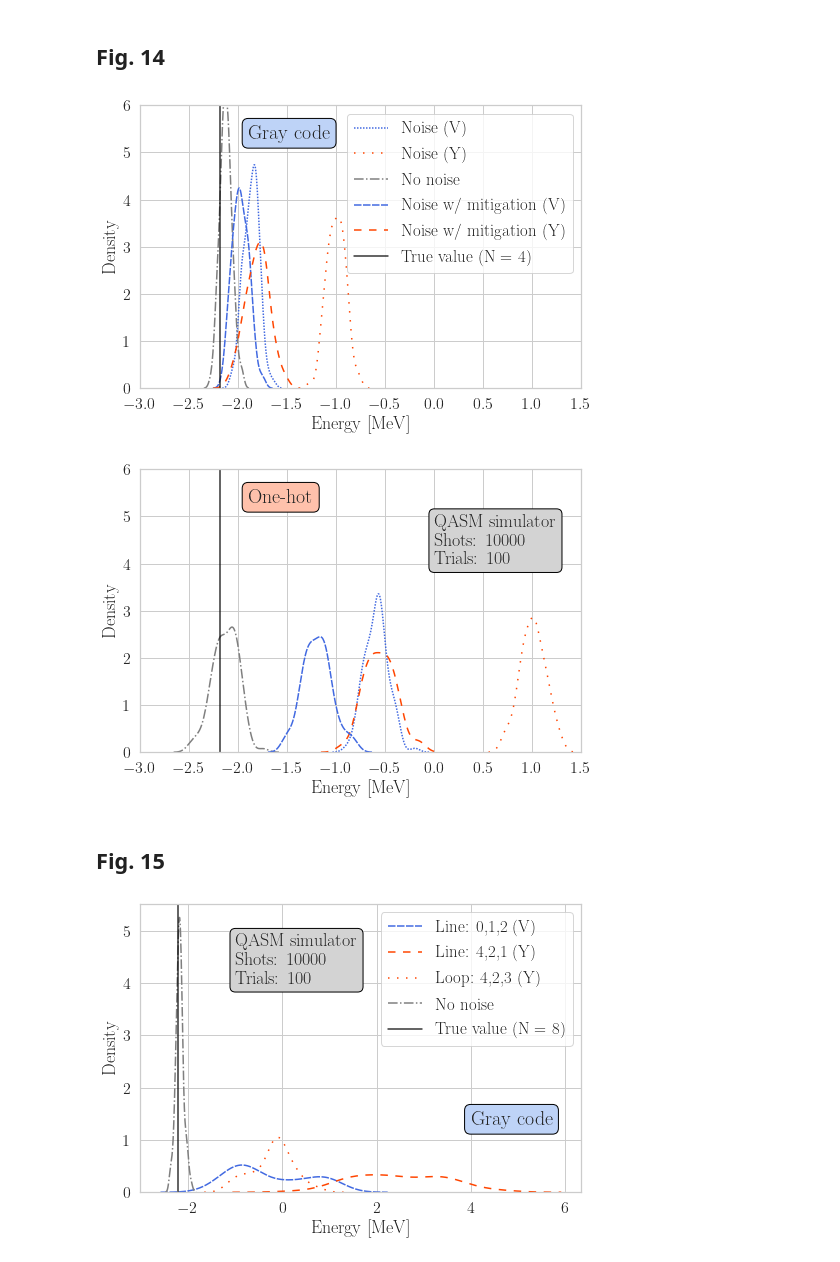
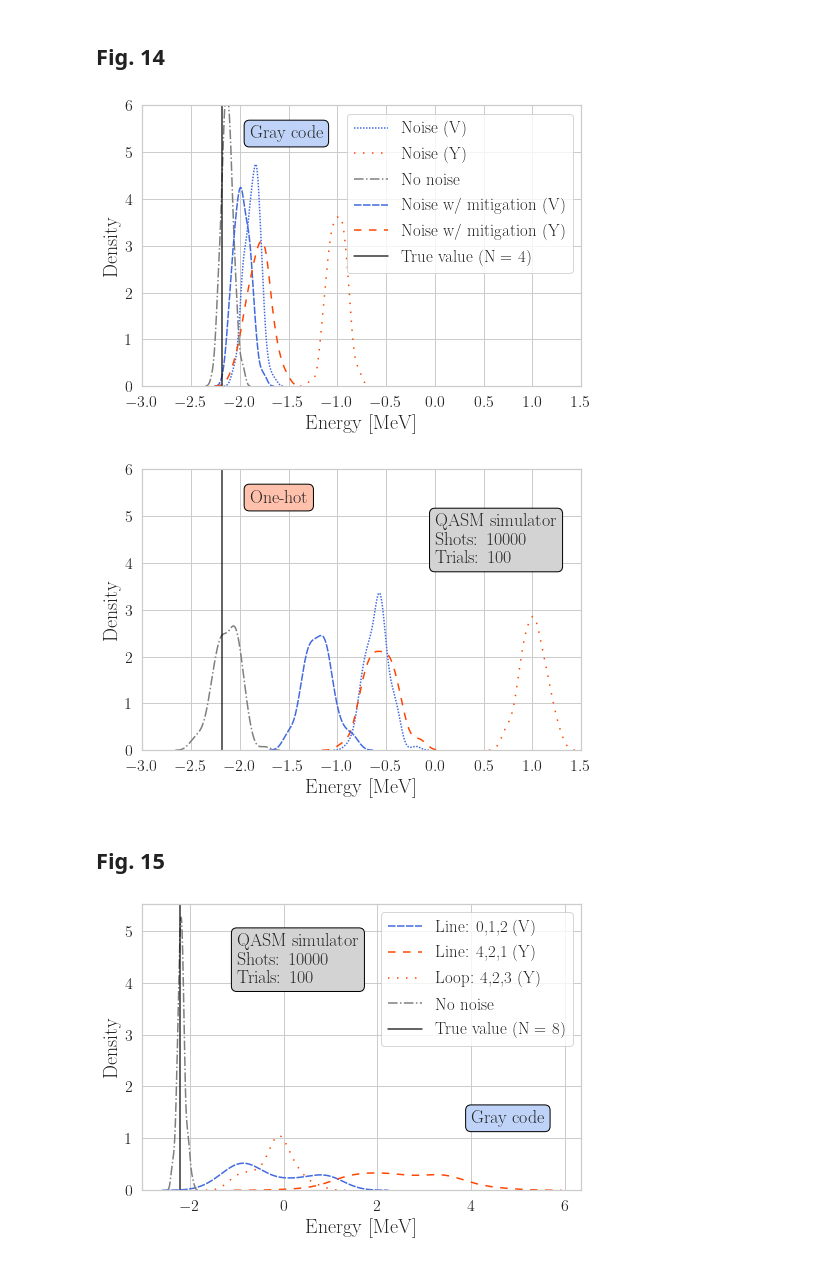
Before and after one commit to glassnotes/GrayCode-QubitEncoding, a Jupyter notebook: notebooks/paper-figures.ipynb, the cells around one changed output. Saved outputs shown, nothing was run; the diff lists cells and outputs as text; code cells hidden in the pictures.

```diff
--- a/notebooks/paper-figures.ipynb
+++ b/notebooks/paper-figures.ipynb
@@ -231,7 +231,7 @@ for key, grp in noise_free_data.groupby(['sim_type', 'enc_type']):
 #         plt.text(-2.93,6.2,"QASM simulator\n Shots: 10000",fontsize=textsize,bbox=properties)
 
     properties=dict(boxstyle='round',edgecolor="black",facecolor=background_colors[key[1]], alpha=1.0)
-    plt.text(-2.9,5.3,f"{key[1]}",fontsize=encoding_size,bbox=properties)
+    plt.text(-2.9,5.3,f"{key[1]}",fontsize=annotation_size,bbox=properties)
 
 
     plt.legend(fontsize=legend_fontsize)
@@ -375,10 +375,10 @@ for key, grp in noisy_data[selection_criteria].groupby("enc_type"):
         )
     if key == "One-hot":
         properties=dict(boxstyle='round', edgecolor="black",facecolor='lightgray', alpha=1.0)
-        plt.text(-1.,5,"QASM simulator\n Shots: 10000\n Trials: 100",fontsize=textsize,bbox=properties)
+        plt.text(-1.,5,"QASM simulator\n Shots: 10000\n Trials: 100",fontsize=annotation_size,bbox=properties)
 
     properties=dict(boxstyle='round',edgecolor="black",facecolor=background_colors[key], alpha=1.0)
-    plt.text(-2.9,5.3,f"{key}",fontsize=encoding_size,bbox=properties)
+    plt.text(-2.9,5.3,f"{key}",fontsize=annotation_size,bbox=properties)
 
     ax.set_ylabel("Density", fontsize=textsize)
     ax.set_xlabel("Energy [MeV]", fontsize=textsize)
@@ -673,6 +673,8 @@ for opt_level in range(2, 4):
 #     ax[opt_level-2, 1].set_title(f"Level {opt_level} depth", fontsize=textsize)
     ax[opt_level-2, 0].legend(fontsize=legend_fontsize-2,loc="upper left",bbox_to_anchor=(-0.015,1.025))
     ax[opt_level-2, 1].legend(fontsize=legend_fontsize-2)
+    ax[opt_level-2, 0].tick_params(labelsize=xtick_size)
+    ax[opt_level-2, 1].tick_params(labelsize=xtick_size)
 
 #     ax.tick_params(labelsize=xtick_size)
 # plt.suptitle("Resources for $N=4$ Hamiltonian evolution circuits", fontsize=20)
@@ -973,10 +975,10 @@ for key, grp in noisy_data[noisy_data["n_states"] == 4].groupby("enc_type"):
         properties=dict(boxstyle='round', edgecolor="black",facecolor='lightgray', alpha=1.0)
         plt.text(-0.0,4.0,
             "QASM simulator\nShots: 10000\nTrials: 100",
-            fontsize=textsize,bbox=properties
+            fontsize=annotation_size,bbox=properties
             )
     properties=dict(boxstyle='round',edgecolor="black",facecolor=background_colors[key], alpha=1.0)
-    plt.text(-1.9,5.3,f"{key}",fontsize=encoding_size,bbox=properties)
+    plt.text(-1.9,5.3,f"{key}",fontsize=annotation_size,bbox=properties)
 
     ax.set_ylabel("Density", fontsize=textsize)
     ax.set_xlabel("Energy [MeV]", fontsize=textsize)
@@ -992,8 +994,8 @@ for key, grp in noisy_data[noisy_data["n_states"] == 4].groupby("enc_type"):
     plt.savefig(f"../paper-figures/fig14-{tag}.pdf")
     plt.show()
 # %% [output]
-[figure, old version]
+[figure, new version]
-[figure, old version]
+[figure, new version]
 # %% [markdown]
 ## Fig. 15
 # %%
@@ -1036,33 +1038,33 @@ for key, grp in noisy_data[noisy_data["n_states"] == 8].groupby(
     )
 
 ax.axvline(
     x=diagonalized_values[8][1], color="black", label="True value (N = 8)", alpha=0.8
 )
 
 properties=dict(boxstyle='round', edgecolor="black",facecolor='lightgray', alpha=1.0)
 plt.text(-1.0,4,"QASM simulator\nShots: 10000\nTrials: 100",
-         fontsize=textsize,bbox=properties
+         fontsize=annotation_size,bbox=properties
         )
 
 properties=dict(boxstyle='round',edgecolor="black",facecolor=background_colors["Gray code"], alpha=1.0)
-plt.text(4,1.3,f"Gray code",fontsize=encoding_size,bbox=properties)
+plt.text(4,1.3,f"Gray code",fontsize=annotation_size,bbox=properties)
 
 handles, labels = ax.get_legend_handles_labels()
 order = [0, 1, 3, 2, 4]
 handles, labels = [handles[i] for i in order], [labels[i] for i in order]
 ax.legend(handles, labels, fontsize=legend_fontsize)
 
 ax.set_ylabel("Density", fontsize=textsize)
 ax.set_xlabel("Energy [MeV]", fontsize=textsize)
 
 ax.tick_params(labelsize=xtick_size)
 
 # title_string = f"Yorktown, meas_mit={key[1]}"
 # plt.title(title_string, fontsize=20)
 
 fig.tight_layout()
 
 plt.savefig(f"../paper-figures/fig15-8state.pdf")
 plt.show()
 # %% [output]
-[figure, old version]
+[figure, new version]
```
Also changed, not shown: parts of 12 cells of this notebook.
